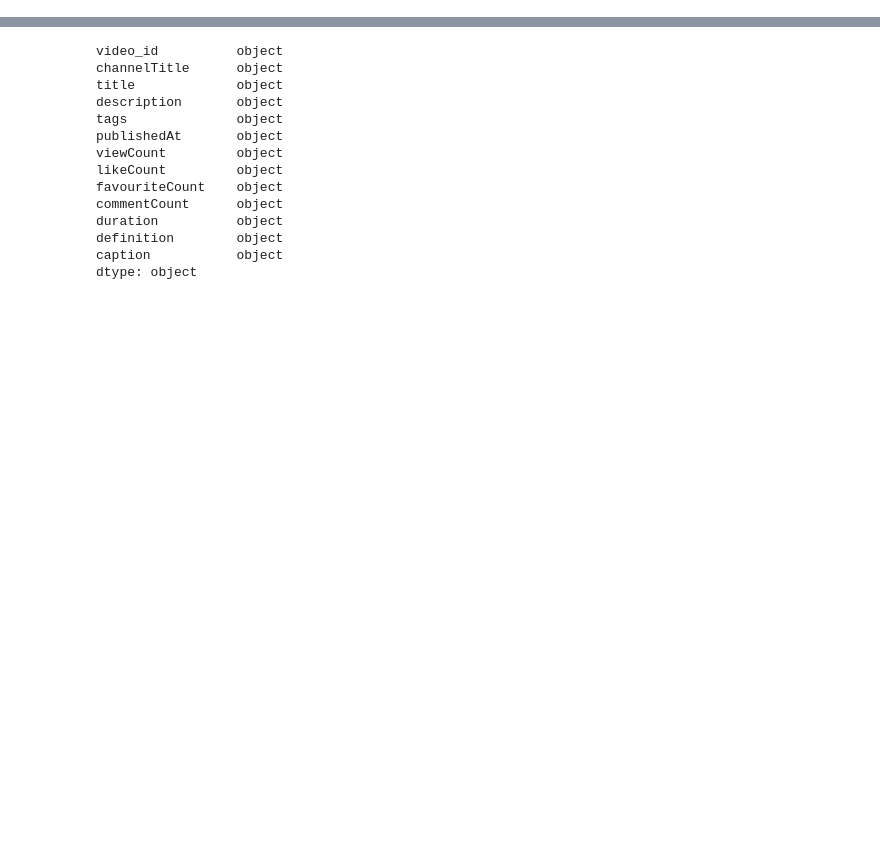
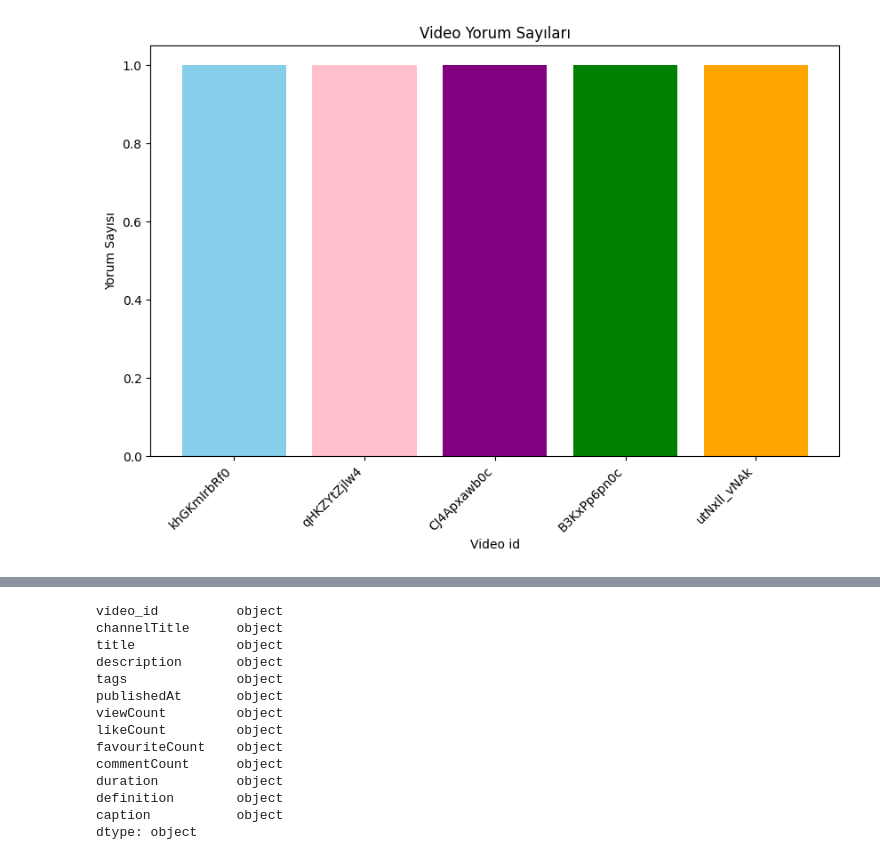
Before and after one commit to Nurbanuak/API_NEW_DATA, a Jupyter notebook: api_new.ipynb, the cells around one changed output, grey strips where cells are left out. Drawn from its saved outputs; the diff is of its cells as text; code cells hidden in the pictures; blank space fills up the shorter version.

```diff
--- a/api_new.ipynb
+++ b/api_new.ipynb
@@ -93 +137,32 @@ import googleapiclient.discovery
+# %%
+import matplotlib.pyplot as plt
+
+# Veriler
+video_titles = [
+    "Van Gogh’un 'Yıldızlı Gece' (Starry Night) Tablosu (Sanat Tarihi)",
+    "Antik Roma'yı Geziyoruz (Dünya Tarihi) (Sanat Tarihi)",
+    "Uçan Gelin Teli Yapalım Mı? Bölüm 2: Deneyi Yapın (Elektromanyetizma)",
+    "Güneş Tutulması Nedir? (Fen Bilgisi)",
+    "Ay'ın Evreleri (Fen Bilgisi)"
+]
+
+video_ids = [
+    "khGKmIrbRf0",
+    "qHKZYtZjlw4",
+    "CJ4Apxawb0c",
+    "B3KxPp6pn0c",
+    "utNxll_vNAk"
+]
+
+# Grafiği çizme
+bar_colors = ['skyblue', 'pink', 'purple', 'green', 'orange']
+plt.figure(figsize=(10, 6))
+plt.bar(video_ids, [1] * len(video_ids), color=bar_colors)  # 1 olarak ayarlandı, gerçek yorum sayılarını kullanabilirsiniz.
+plt.title("Video Yorum Sayıları")
+plt.xlabel("Video id")
+plt.ylabel("Yorum Sayısı")
+plt.xticks(rotation=45, ha="right")  # Video ID'leri daha iyi okunabilir yapmak için x ekseni etiketlerini döndürme
+plt.show()
+# %% [output]
+[figure, added]
 # %%
```
Also changed, not shown: parts of 34 cells of this notebook, 1 other file.
